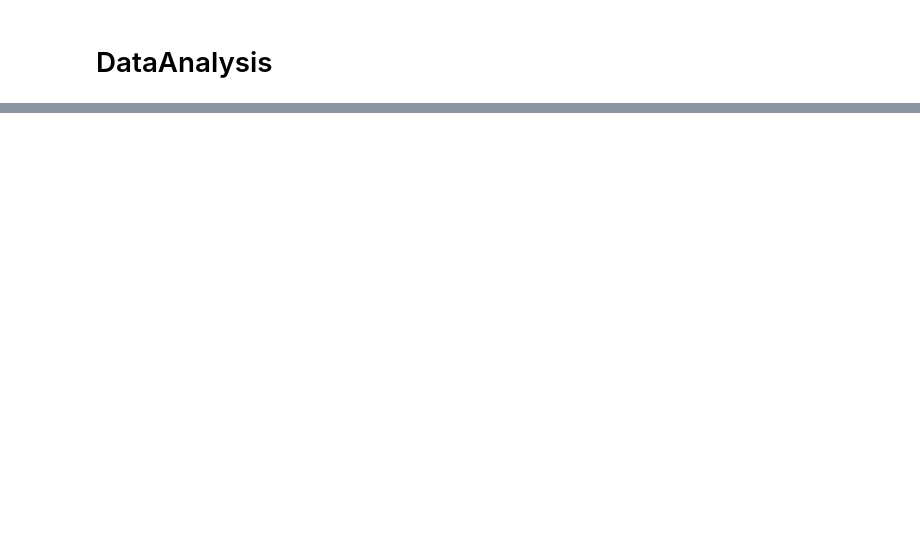
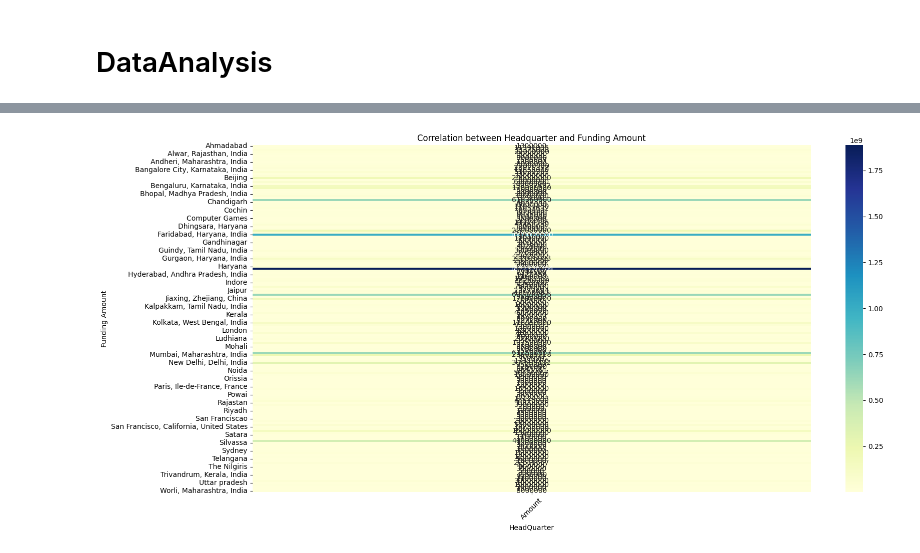
Before and after one commit to Keganwealths/LP1, a Jupyter notebook: DataAnalysis.ipynb, the cells around one changed output, grey strips where cells are left out. Drawn from its saved outputs; the diff is of its cells as text; code cells hidden in the pictures; blank space fills up the shorter version.

```diff
--- a/DataAnalysis.ipynb
+++ b/DataAnalysis.ipynb
@@ -682,0 +766,16 @@ merged_df['HeadQuarter'] = merged_df['HeadQuarter'].fillna(default_Founders)
+# %%
+import seaborn as sns
+pivot_table = merged_df.pivot_table(index='HeadQuarter', values='Amount', aggfunc='mean')
+
+# Create a heatmap to visualize the correlation
+plt.figure(figsize=(18, 9))  # Optional: Set the figure size
+sns.heatmap(pivot_table, annot=True, cmap='YlGnBu', fmt=".0f")
+plt.xlabel('HeadQuarter')
+plt.ylabel('Funding Amount')
+plt.title('Correlation between Headquarter and Funding Amount')
+plt.xticks(rotation=45)  # Rotate x-axis labels for better visibility (optional)
+
+# Display the heatmap
+plt.show()
+# %% [output]
+[figure, added]
```
Also changed, not shown: parts of 14 cells of this notebook.
